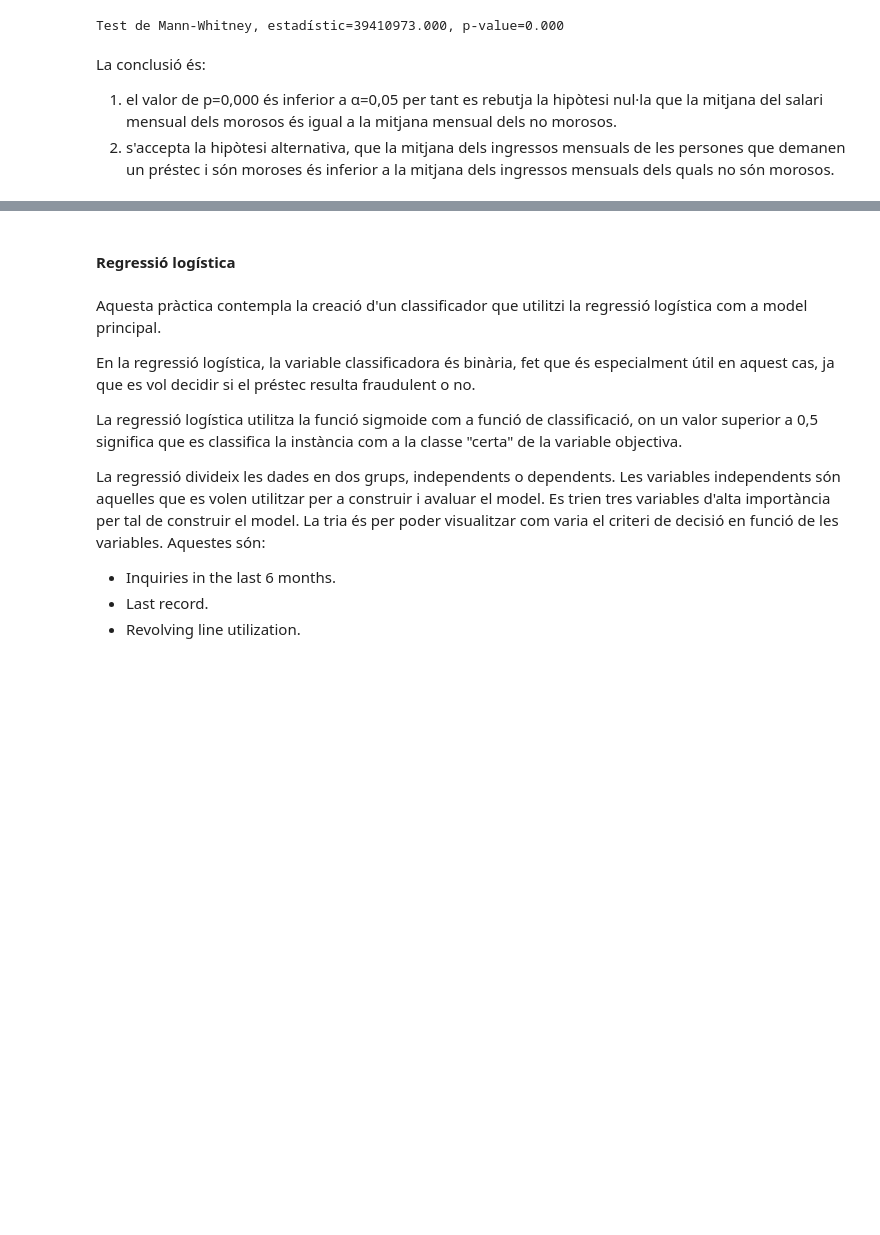
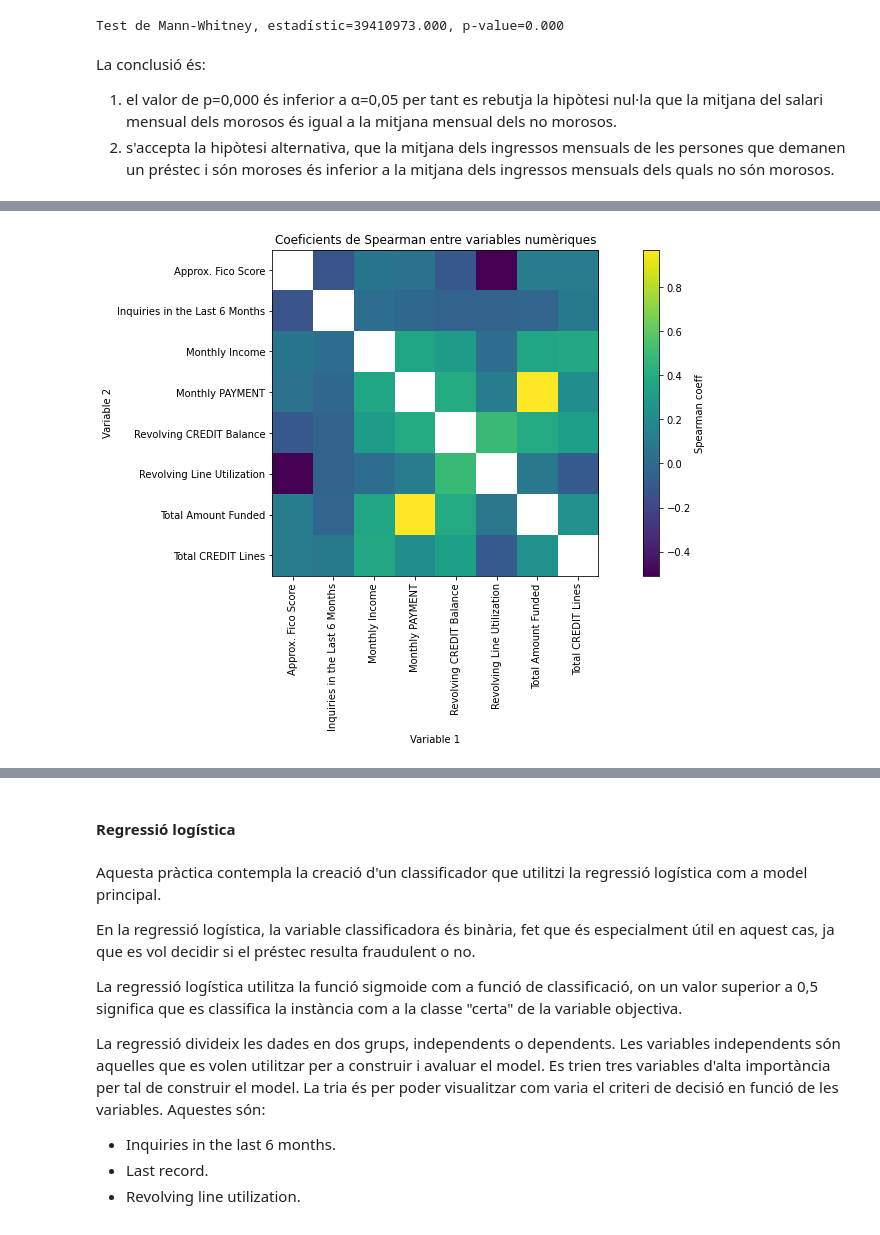
Before and after one commit to Jolicost/Loan-data-analysis, a Jupyter notebook: M2.951_20201_Pràctica2_LoanStatsDataset.ipynb, the cells around one changed output, grey strips where cells are left out. Saved outputs shown, nothing was run; the diff lists cells and outputs as text; code cells hidden in the pictures; blank space fills up the shorter version.

```diff
--- a/M2.951_20201_Pràctica2_LoanStatsDataset.ipynb
+++ b/M2.951_20201_Pràctica2_LoanStatsDataset.ipynb
@@ -1057,0 +1052,12 @@ La conclusió és:
+# %%
+from scipy.stats import spearmanr
+
+
+coef, p = spearmanr(df['Monthly PAYMENT'], df['Total Amount Funded'])
+print('Spearmans correlation coefficient: %.3f' % coef)
+# interpret the significance
+alpha = 0.05
+if p > alpha:
+    print('Les variables no són correlacionades (no es pot rebutjar H0) p=%.3f' % p)
+else:
+    print('Les variables són correlacionades (es rebutja H0) p=%.3f' % p)
@@ -1057,0 +1077,34 @@ La conclusió és:
+# %%
+def spearmanCorrRank(v1,v2):
+    coef, p = spearmanr(v1, v2)
+    if p > 0.05:
+        return (coef, 0, p)
+    else:
+        return (coef, 1, p)
+
+cols = ['Total Amount Funded', 'Monthly PAYMENT', 'Monthly Income', 'Approx. Fico Score', 'Revolving CREDIT Balance', \
+        'Revolving Line Utilization','Total CREDIT Lines', 'Inquiries in the Last 6 Months']
+corr = []
+for col in cols:
+    for col2 in cols:
+        if (col != col2):
+            res = spearmanCorrRank(df[col],df[col2])
+            corr = corr + [[col, col2, res[0], res[1], res[2]]]
+
+corr_df = pd.DataFrame(corr, columns=['Variable1','Variable2','Coef','AreRelated','p-value'])
+
+# Mostrar la matriu de coeficients
+grid_pivot = corr_df.pivot(index='Variable1',columns='Variable2',values='Coef')
+fig = plt.figure(figsize=(16,6))
+plt.imshow(grid_pivot)
+cbar = plt.colorbar()
+cbar.ax.set_ylabel('Spearman coeff')
+plt.xticks(range(len(grid_pivot.columns)), grid_pivot.columns.values, rotation='vertical')
+plt.yticks(range(len(grid_pivot.index)), grid_pivot.index.values)
+ax = plt.gca()
+ax.set_xlabel("Variable 1")
+ax.set_ylabel("Variable 2")
+plt.title("Coeficients de Spearman entre variables numèriques")
+plt.show()
+# %% [output]
+[figure, added]
```
Also changed, not shown: parts of 11 cells of this notebook.
